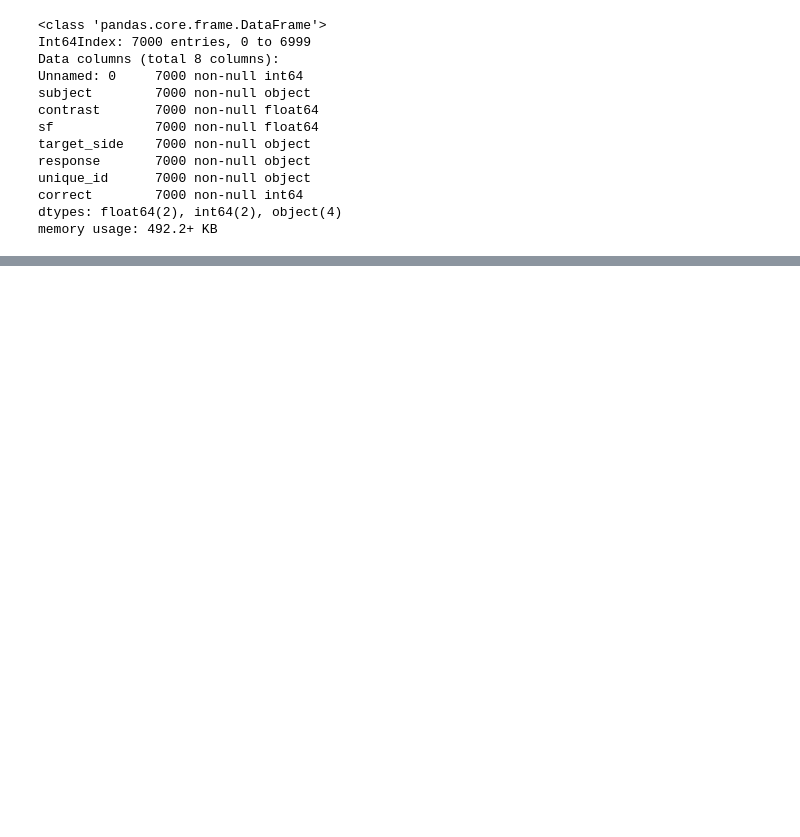
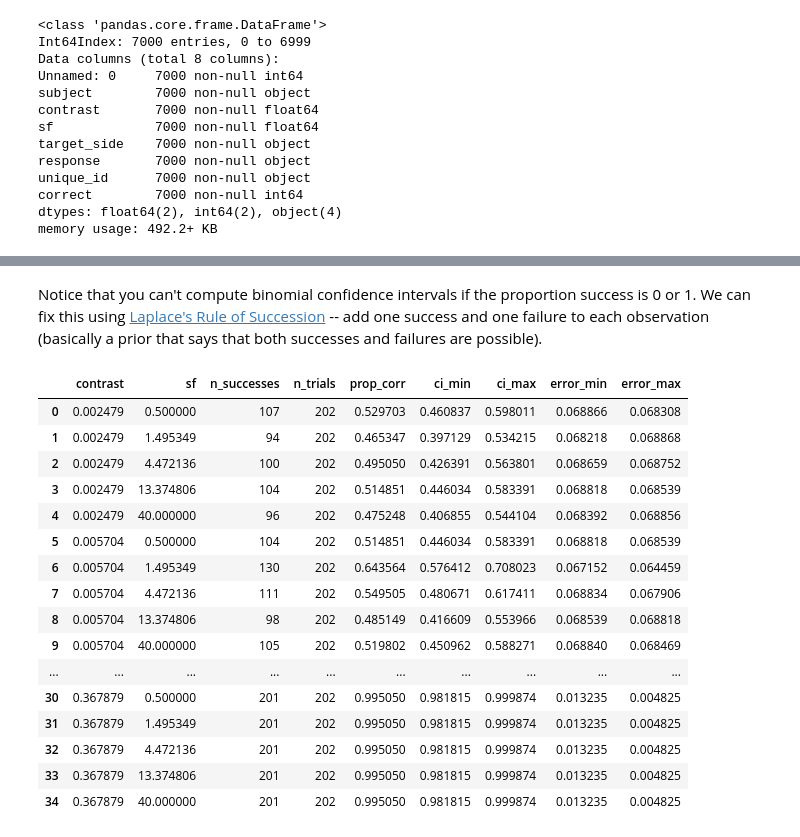
Before and after one commit to tomwallis/PsyUtils, a Jupyter notebook: psydata_demo.ipynb, the cells around one changed output, grey strips where cells are left out. Saved outputs shown, nothing was run; the diff lists cells and outputs as text; code cells hidden in the pictures; blank space fills up the shorter version.

```diff
--- a/psydata_demo.ipynb
+++ b/psydata_demo.ipynb
@@ -32 +59,25 @@ memory usage: 492.2+ KB
+# %% [markdown]
+Notice that you can't compute binomial confidence intervals if the proportion success is 0 or 1. We can fix this using [Laplace's Rule of Succession](https://en.wikipedia.org/wiki/Rule_of_succession) -- add one success and one failure to each observation (basically a prior that says that both successes and failures are possible).
+# %%
+pu.psydata.binomial_binning(dat, y='correct',
+                            grouping_variables=['contrast', 'sf'],
+                            rule_of_succession=True)
+# %% [output]
+|  | contrast | sf | n_successes | n_trials | prop_corr | ci_min | ci_max | error_min | error_max |
+| 0 | 0.002479 | 0.500000 | 107 | 202 | 0.529703 | 0.460837 | 0.598011 | 0.068866 | 0.068308 |
+| 1 | 0.002479 | 1.495349 | 94 | 202 | 0.465347 | 0.397129 | 0.534215 | 0.068218 | 0.068868 |
+| 2 | 0.002479 | 4.472136 | 100 | 202 | 0.495050 | 0.426391 | 0.563801 | 0.068659 | 0.068752 |
+| 3 | 0.002479 | 13.374806 | 104 | 202 | 0.514851 | 0.446034 | 0.583391 | 0.068818 | 0.068539 |
+| 4 | 0.002479 | 40.000000 | 96 | 202 | 0.475248 | 0.406855 | 0.544104 | 0.068392 | 0.068856 |
+| 5 | 0.005704 | 0.500000 | 104 | 202 | 0.514851 | 0.446034 | 0.583391 | 0.068818 | 0.068539 |
+| 6 | 0.005704 | 1.495349 | 130 | 202 | 0.643564 | 0.576412 | 0.708023 | 0.067152 | 0.064459 |
+| 7 | 0.005704 | 4.472136 | 111 | 202 | 0.549505 | 0.480671 | 0.617411 | 0.068834 | 0.067906 |
+| 8 | 0.005704 | 13.374806 | 98 | 202 | 0.485149 | 0.416609 | 0.553966 | 0.068539 | 0.068818 |
+| 9 | 0.005704 | 40.000000 | 105 | 202 | 0.519802 | 0.450962 | 0.588271 | 0.068840 | 0.068469 |
+| ... | ... | ... | ... | ... | ... | ... | ... | ... | ... |
+| 30 | 0.367879 | 0.500000 | 201 | 202 | 0.995050 | 0.981815 | 0.999874 | 0.013235 | 0.004825 |
+| 31 | 0.367879 | 1.495349 | 201 | 202 | 0.995050 | 0.981815 | 0.999874 | 0.013235 | 0.004825 |
+| 32 | 0.367879 | 4.472136 | 201 | 202 | 0.995050 | 0.981815 | 0.999874 | 0.013235 | 0.004825 |
+| 33 | 0.367879 | 13.374806 | 201 | 202 | 0.995050 | 0.981815 | 0.999874 | 0.013235 | 0.004825 |
+| 34 | 0.367879 | 40.000000 | 201 | 202 | 0.995050 | 0.981815 | 0.999874 | 0.013235 | 0.004825 |
 # %% [markdown]
```
Also changed, not shown: parts of 8 cells of this notebook, 1 other file.
